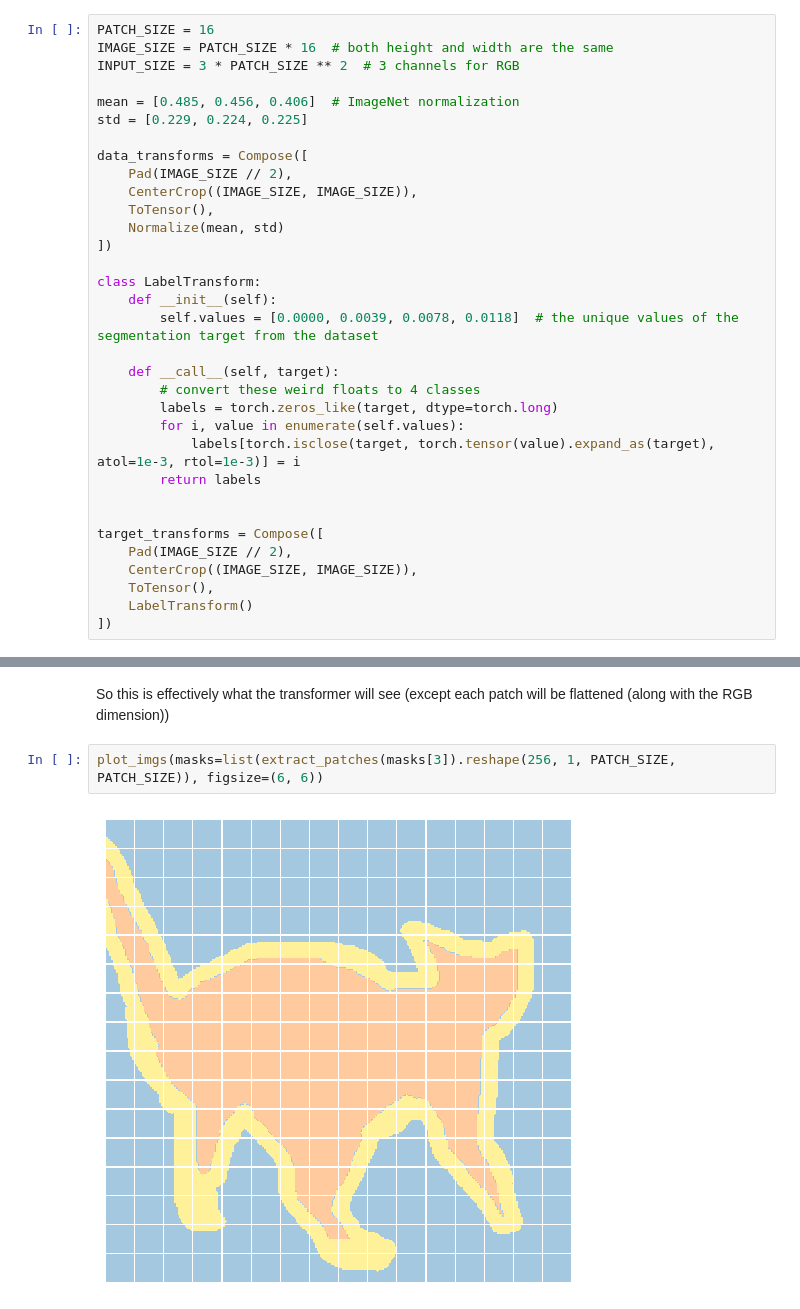
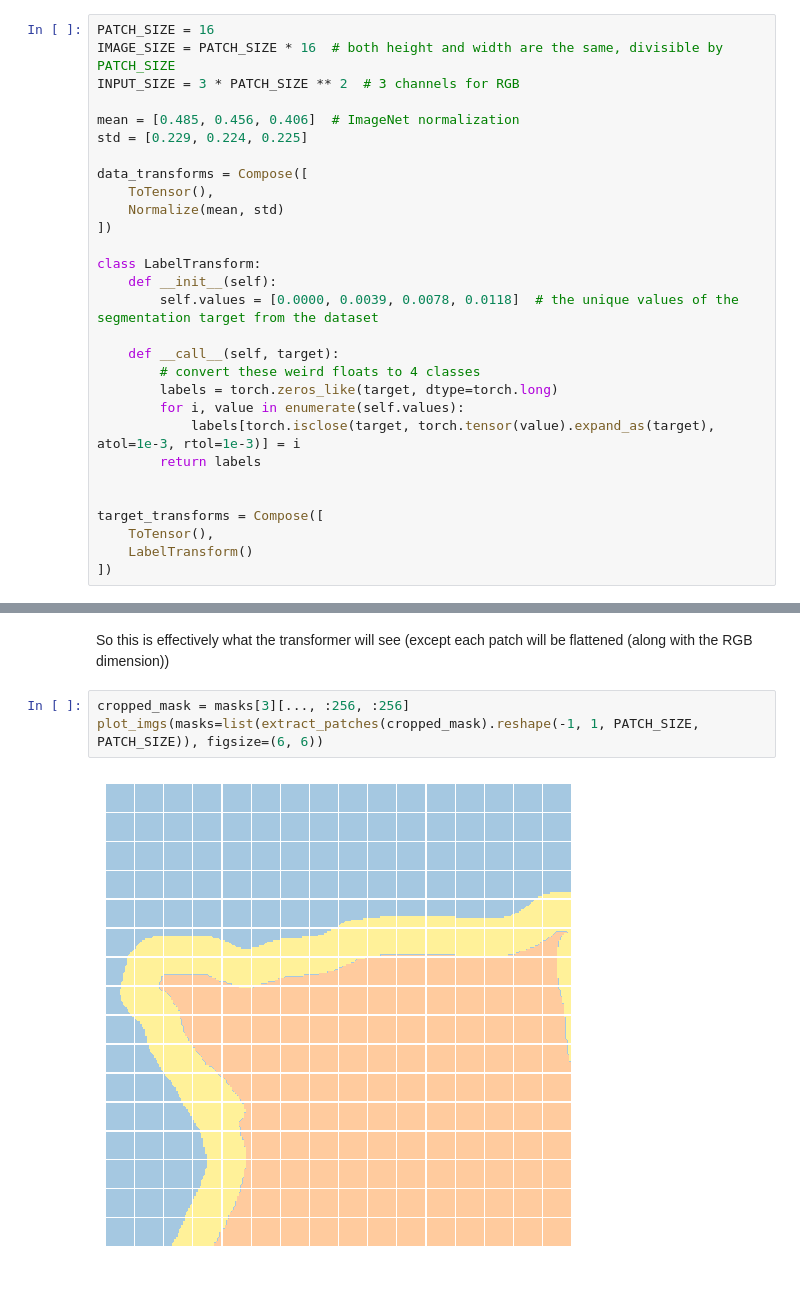
Before and after one commit to BjarniHaukur/minimal-ml, a Jupyter notebook: vision_transformer.ipynb, the cells around one changed output, grey strips where cells are left out. Cells and saved outputs as stored; diff of their text form.

```diff
--- a/vision_transformer.ipynb
+++ b/vision_transformer.ipynb
@@ -21,14 +25,12 @@ TORCH_GEN = torch.manual_seed(RANDOM_SEED)
 # %%
 PATCH_SIZE = 16
-IMAGE_SIZE = PATCH_SIZE * 16  # both height and width are the same
+IMAGE_SIZE = PATCH_SIZE * 16  # both height and width are the same, divisible by PATCH_SIZE
 INPUT_SIZE = 3 * PATCH_SIZE ** 2  # 3 channels for RGB
 
 mean = [0.485, 0.456, 0.406]  # ImageNet normalization
 std = [0.229, 0.224, 0.225]
 
 data_transforms = Compose([
-    Pad(IMAGE_SIZE // 2),
-    CenterCrop((IMAGE_SIZE, IMAGE_SIZE)),
     ToTensor(),
     Normalize(mean, std)
 ])
@@ -46,8 +48,6 @@ class LabelTransform:
 
 
 target_transforms = Compose([
-    Pad(IMAGE_SIZE // 2),
-    CenterCrop((IMAGE_SIZE, IMAGE_SIZE)),
     ToTensor(),
     LabelTransform()
 ])
@@ -131,6 +133,7 @@ plot_imgs(list(extract_patches(imgs[3]).reshape(-1, 3, PATCH_SIZE, PATCH_SIZE)),
 # %% [markdown]
 So this is effectively what the transformer will see (except each patch will be flattened (along with the RGB dimension))
 # %%
-plot_imgs(masks=list(extract_patches(masks[3]).reshape(256, 1, PATCH_SIZE, PATCH_SIZE)), figsize=(6, 6))
+cropped_mask = masks[3][..., :256, :256]
+plot_imgs(masks=list(extract_patches(cropped_mask).reshape(-1, 1, PATCH_SIZE, PATCH_SIZE)), figsize=(6, 6))
 # %% [output]
-[figure, old version]
+[figure, new version]
```
Also changed, not shown: parts of 15 cells of this notebook, 1 other file.
